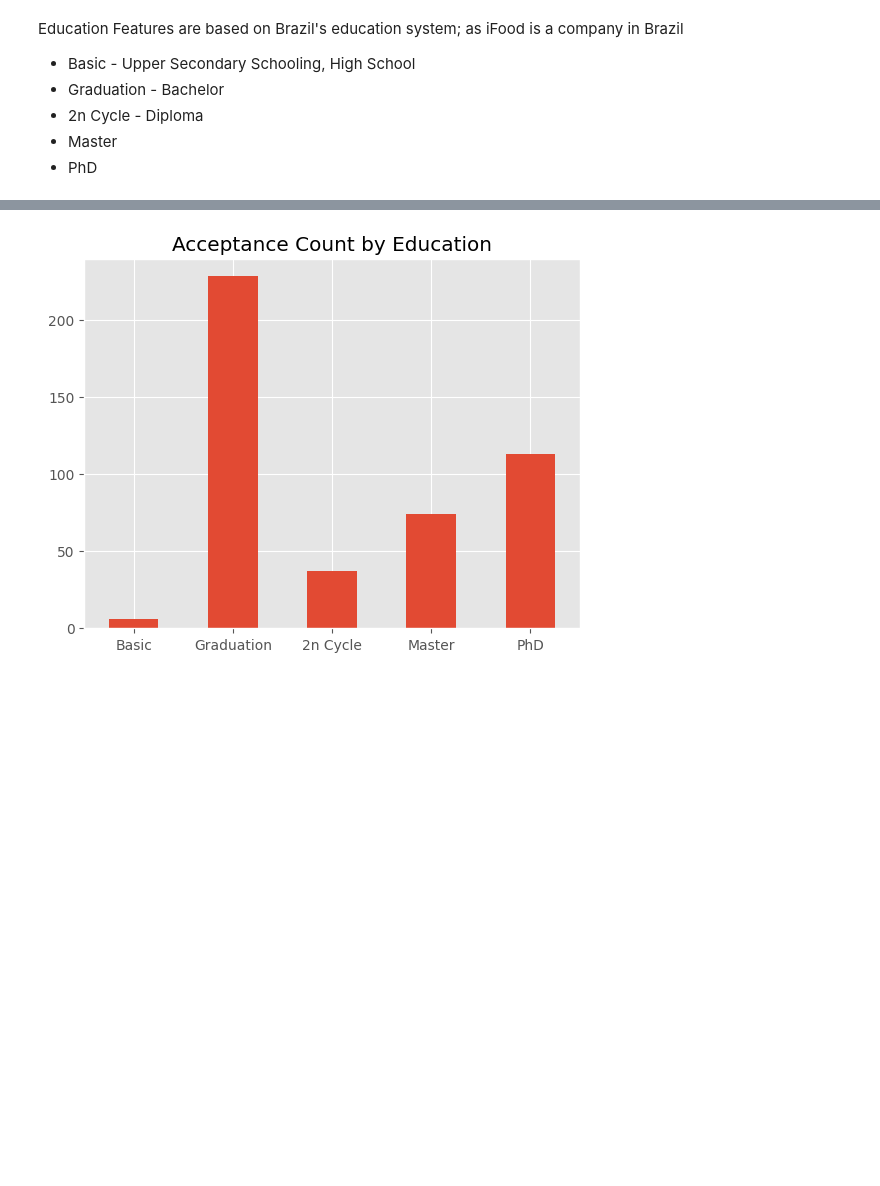
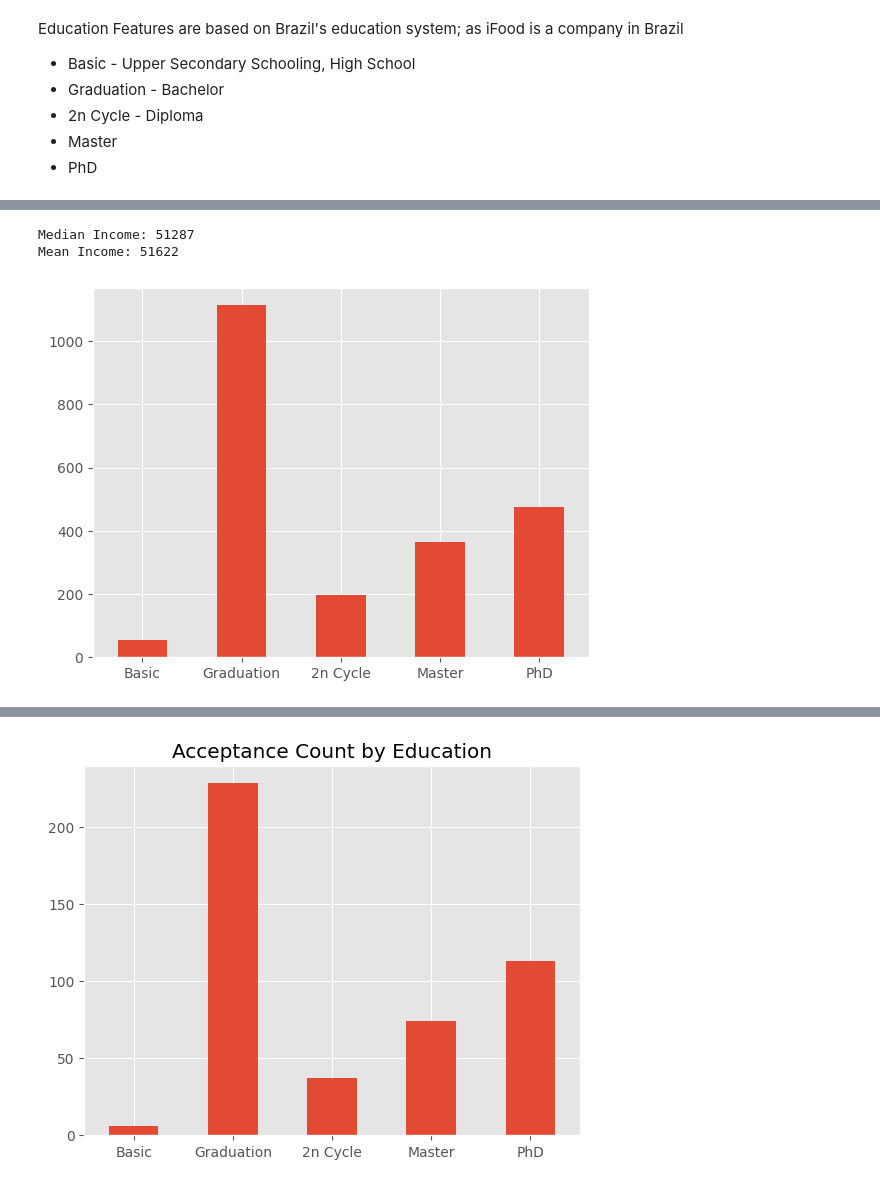
Before and after one commit to DottL/MarketingAnalysis, a Jupyter notebook: MarketingCampaignsAnalysis.ipynb, the cells around one changed output, grey strips where cells are left out. Saved outputs shown, nothing was run; the diff lists cells and outputs as text; code cells hidden in the pictures; blank space fills up the shorter version.

Commit message:
Explored Brand's general demographic and optimized code

```diff
--- a/MarketingCampaignsAnalysis.ipynb
+++ b/MarketingCampaignsAnalysis.ipynb
@@ -210,0 +265,18 @@ Education Features are based on Brazil's education system; as iFood is a company
+# %%
+print("Median Income:",round(camp_data[['Income']].median().item()),
+      "\nMean Income:",round(camp_data[['Income']].mean().item()))
+# %% [output]
+Median Income: 51287
+Mean Income: 51622
+# %%
+# Explicit column names to specify bar ordering
+edu_status = ['education_Basic','education_Graduation','education_2n Cycle','education_Master','education_PhD']
+edu_df = camp_data[edu_status + [campaigns[-2]]]
+new_edu_status = [status[10:] for status in edu_status]
+
+general_edu = (edu_df.iloc[:,:-1]).sum().to_frame().rename(index=dict(zip(edu_status, new_edu_status)))
+general_edu.plot.bar(legend=False)
+plt.xticks(rotation=0)
+plt.show()
+# %% [output]
+[figure, added]
```
Also changed, not shown: parts of 22 cells of this notebook.
